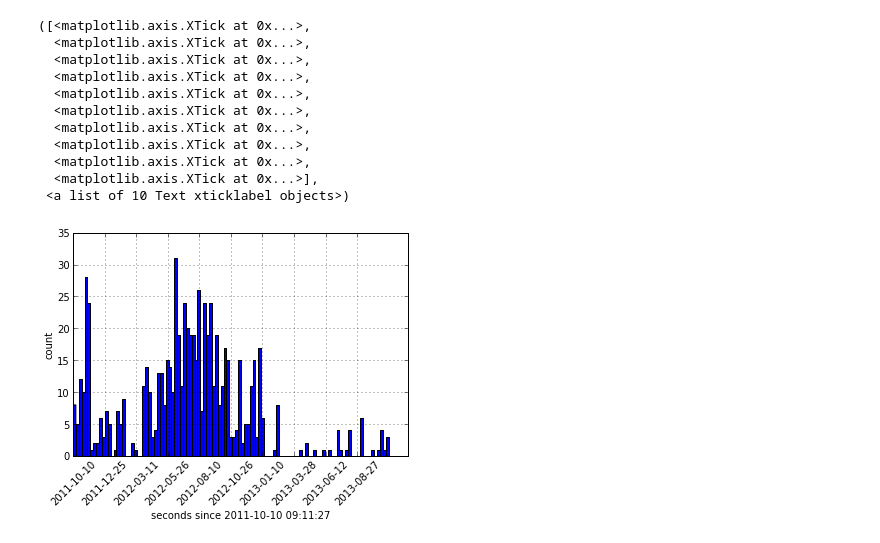
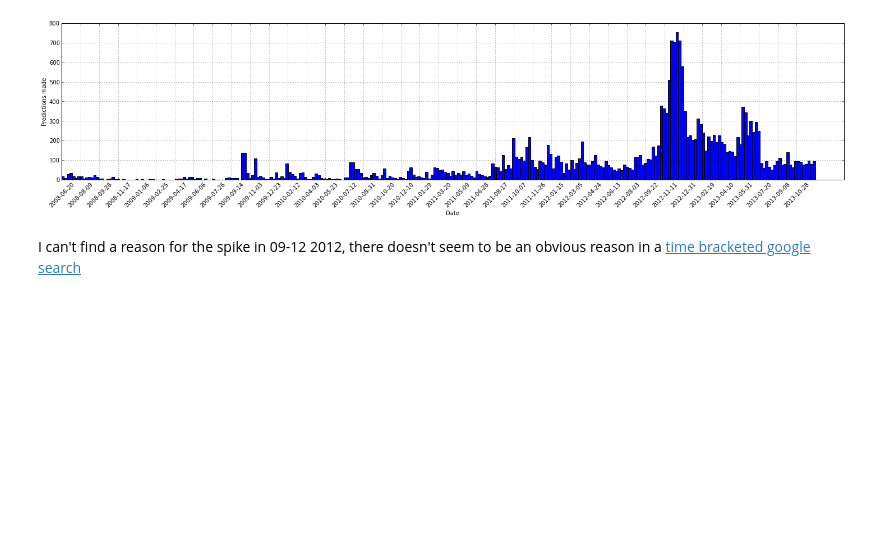
Before and after one commit to notionparallax/GA-DataScience, a Jupyter notebook: Prediction book analysis/PB prediction focus.ipynb, the cells around one changed output. Saved outputs shown, nothing was run; the diff lists cells and outputs as text; code cells hidden in the pictures; blank space fills up the shorter version.

```diff
--- a/Prediction book analysis/PB prediction focus.ipynb
+++ b/Prediction book analysis/PB prediction focus.ipynb
@@ -116,7 +116,8 @@ def timeDelta(created, deadline):
     if times_are_legit(created) and times_are_legit(deadline): #check that the inputs are well formed
         return  binTimes(deadline - created)
 # %%
-query = """select * from  mysql.predictions {}""".format("WHERE predictions.creator_id = '2684'")
+#query = """select * from  mysql.predictions {}""".format("WHERE predictions.creator_id = '2684'")
+query = """select * from  mysql.predictions {}""".format("")
 predictions = queryAsTable(query, maxrows=0)
 #this all feels very ugly, especially the part where I make a coumn, split it and then delete it :(
 pair = zip(predictions["predictions.created_at"], predictions["predictions.deadline"])
@@ -177,18 +181,20 @@ You might predict with a past date if you made predictions on paper and then ent
 # %%
 last  = predictions["predictions.created_at"].max()
 first = predictions["predictions.created_at"].min()
+
+days_in_e = (last - first).days
+epoch = (last - first).total_seconds()
+days_per_bin = 7
+binNum = int(days_in_e / days_per_bin)
+target_label_number = 40
+labelPerNbins = binNum/target_label_number
+spacedBinNum = int(binNum/labelPerNbins)
+
 print "first", first
 print "last",  last
-print last - first
-days_in_e = (last - first).days
+print "date range", last - first
 print "days_in_e",days_in_e
-epoch = (last - first).total_seconds()
 print "epoch", epoch, "seconds"
-days_per_bin = 7
-binNum = int(days_in_e / days_per_bin)
 print "days_per_bin",days_per_bin
 print "binNum", binNum
-target_label_number = 10
-labelPerNbins = binNum/target_label_number
-spacedBinNum = int(binNum/labelPerNbins)
 # %% [output]
@@ -202,30 +208,22 @@ binNum 109
 # %%
-predictions["seconds_since_start"].hist(bins=binNum)#, range=(0,30)
-xlabel('seconds since '+ str(predictions["predictions.created_at"].min()))
-ylabel('count')
-
 def labelDate(first,epoch,binNum,step):
     secondsThisStep = (epoch/binNum)*step
     offset = datetime.timedelta(seconds=secondsThisStep)
     newDT = first + offset
     justDate=newDT.date()
     return justDate
 
+plt.figure(figsize=(25,5), dpi=100)
+predictions["seconds_since_start"].hist(bins=binNum)#, range=(0,30)
+xlabel('Date')
+ylabel('Predictions made')
 tickNames = [labelDate(first,epoch,spacedBinNum,x) for x in range(spacedBinNum)]
-xticks([x*(epoch/spacedBinNum) for x in range(len(tickNames))], #locations,
-       [x for x in tickNames],             #labels
-       rotation=45,
-       fontsize=10)
+plt.xticks([x*(epoch/spacedBinNum) for x in range(len(tickNames))], #locations,
+           [x for x in tickNames],             #labels
+           rotation=45,
+           fontsize=10)
+plt.show()
 # %% [output]
-([<matplotlib.axis.XTick at 0x...>,
-  <matplotlib.axis.XTick at 0x...>,
-  <matplotlib.axis.XTick at 0x...>,
-  <matplotlib.axis.XTick at 0x...>,
-  <matplotlib.axis.XTick at 0x...>,
-  <matplotlib.axis.XTick at 0x...>,
-  <matplotlib.axis.XTick at 0x...>,
-  <matplotlib.axis.XTick at 0x...>,
-  <matplotlib.axis.XTick at 0x...>,
-  <matplotlib.axis.XTick at 0x...>],
- <a list of 10 Text xticklabel objects>)
-[figure, old version]
+[figure, new version]
+# %% [markdown]
+I can't find a reason for the spike in 09-12 2012, there doesn't seem to be an obvious reason in a [time bracketed google search](http://bit.ly/1eDomTT)
```
Also changed, not shown: parts of 5 cells of this notebook, 3 other files.
